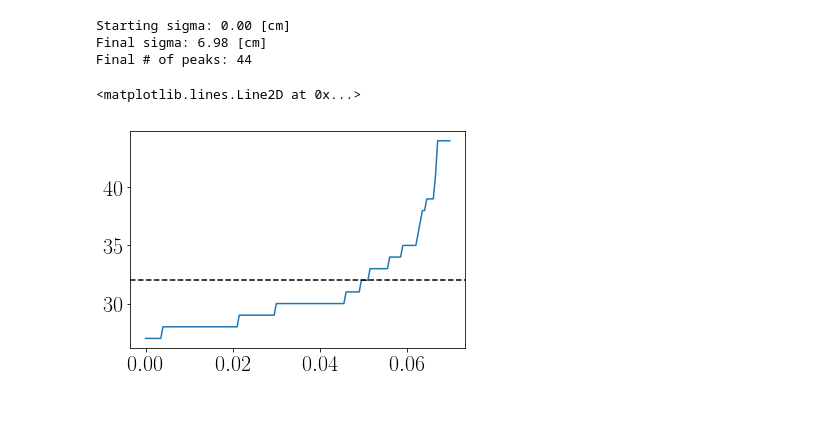
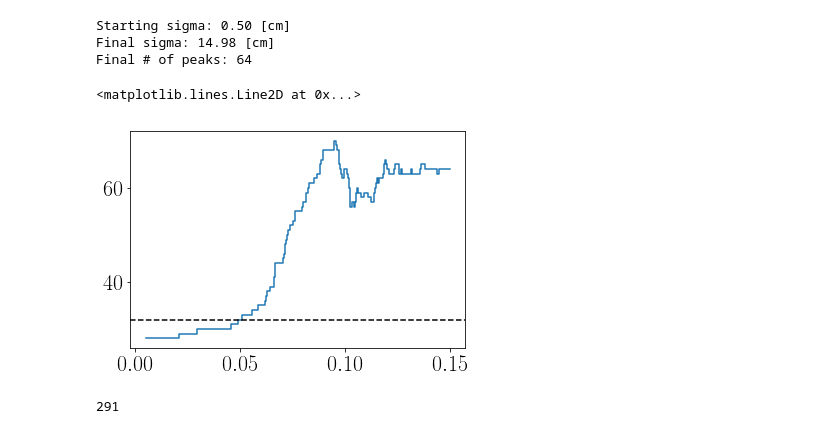
Before and after one commit to TheaQG/AWI_Bcores_Analysis, a Jupyter notebook: StabilityTests.ipynb, the cells around one changed output. Drawn from its saved outputs; the diff is of its cells as text; code cells hidden in the pictures.

```diff
--- a/StabilityTests.ipynb
+++ b/StabilityTests.ipynb
@@ -138,14 +199,18 @@ depth_LT_int, d18O_LT_int, Delta = interpCores(np.asarray(depth_LT)[0], np.asarr
 inst = BackDiffuse(site, site_d18O, CoresSpecs, dTamb, dLaki, 500, diffLenData=site_Diff[['Depth','sigma_o18']], densData=site_Dens)
 diffLen = inst.spectralEstimate()
 difflenEstHL = inst.diffLenEstimateHL()
-depth1, data, diffLen, peaks, arr_DiffLens, arr_Npeaks = inst.backDiffused(theoDiffLen=False,print_Npeaks=False)
+depth1, data, diffLen, peaks, arr_DiffLens, arr_Npeaks, arr_depth, arr_data = inst.backDiffused(theoDiffLen=False,print_Npeaks=False, diffLenStart_In=0.005, diffLenEnd_In=0.15)
 # %% [output]
-Starting sigma: 0.00 [cm]
-Final sigma: 6.98 [cm]
-Final # of peaks: 44
+Starting sigma: 0.50 [cm]
+Final sigma: 14.98 [cm]
+Final # of peaks: 64
 # %%
-plt.plot(arr_DiffLens, arr_Npeaks)
+plt.step(arr_DiffLens, arr_Npeaks)
 plt.axhline(y=32,ls='--',color='k')
 # %% [output]
 <matplotlib.lines.Line2D at 0x...>
-[figure, old version]
+[figure, new version]
+# %%
+len(arr_depth)
+# %% [output]
+291
```
Also changed, not shown: parts of 4 cells of this notebook, 2 other files.
